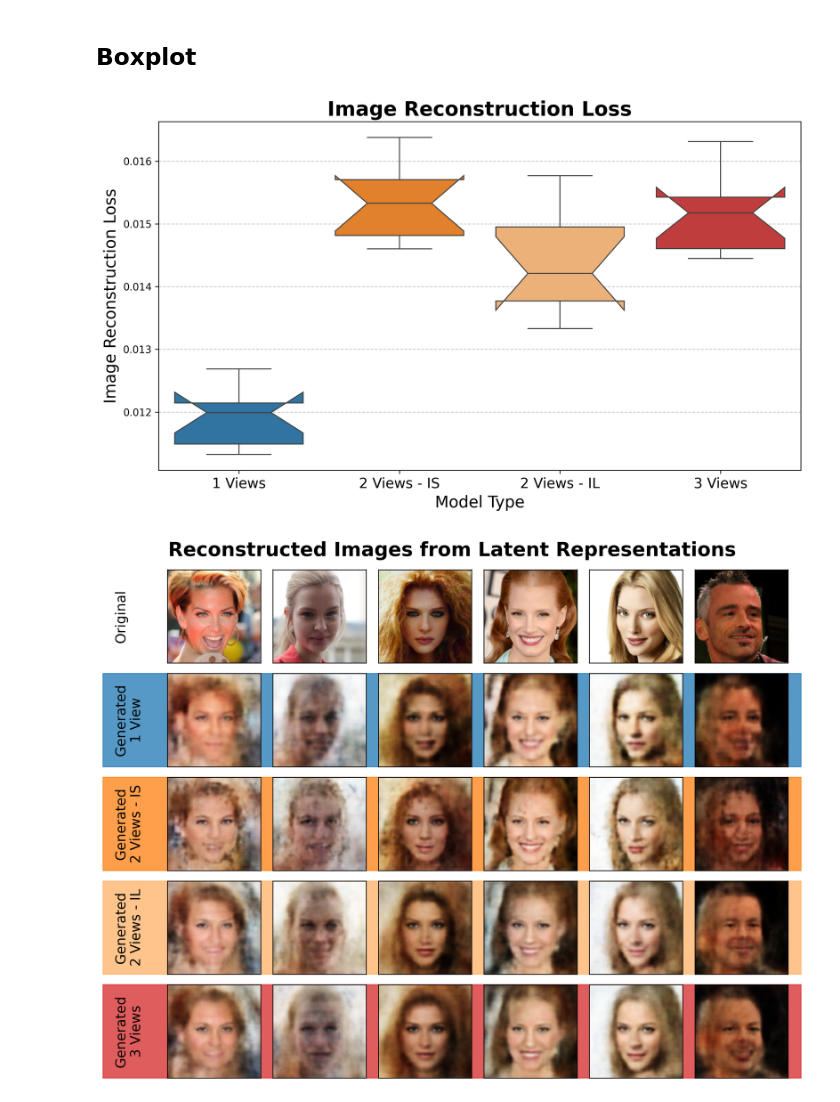
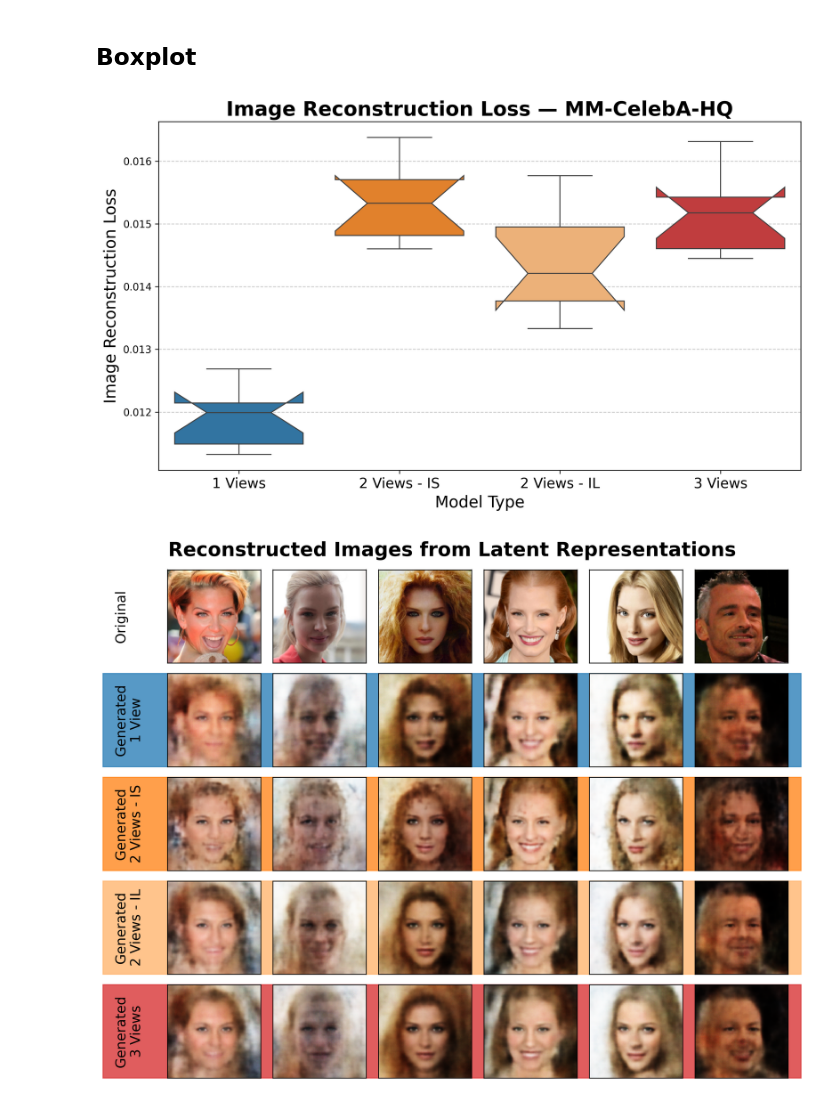
Before and after one commit to ClarysseArthur/VUB-MT-Development, a Jupyter notebook: Models/GenRKM-MMCelebHQ-V3/StatTest.ipynb, the cells around one changed output. Saved outputs shown, nothing was run; the diff lists cells and outputs as text; code cells hidden in the pictures.

```diff
--- a/Models/GenRKM-MMCelebHQ-V3/StatTest.ipynb
+++ b/Models/GenRKM-MMCelebHQ-V3/StatTest.ipynb
@@ -623,20 +623,20 @@ df = pd.DataFrame({
 # %%
 plt.figure(figsize=(10, 6), dpi=300)
 
 sns.boxplot(data=df, x="model", y="loss", notch=True, palette=['tab:blue', 'tab:orange', '#ffb066', 'tab:red'], hue="model")
 
 plt.xlabel("Model Type", fontsize=16)
 plt.xticks(fontsize=14)
 plt.ylabel("Image Reconstruction Loss", fontsize=16)
 
 plt.grid(axis='y', linestyle='--', alpha=0.7)
-plt.title("Image Reconstruction Loss", fontsize=20, fontweight='bold')
+plt.title("Image Reconstruction Loss — MM-CelebA-HQ", fontsize=20, fontweight='bold')
 
 plt.tight_layout()
 plt.savefig('./img/image_reconstruction_loss_boxplot.png', dpi=300)
 plt.show()
 # %% [output]
-[figure, old version]
+[figure, new version]
 # %%
 fig, ax = plt.subplots(5, 6, figsize=(10, 8), dpi=300)
 
```
Also changed, not shown: parts of 5 cells of this notebook, 16 other files.
